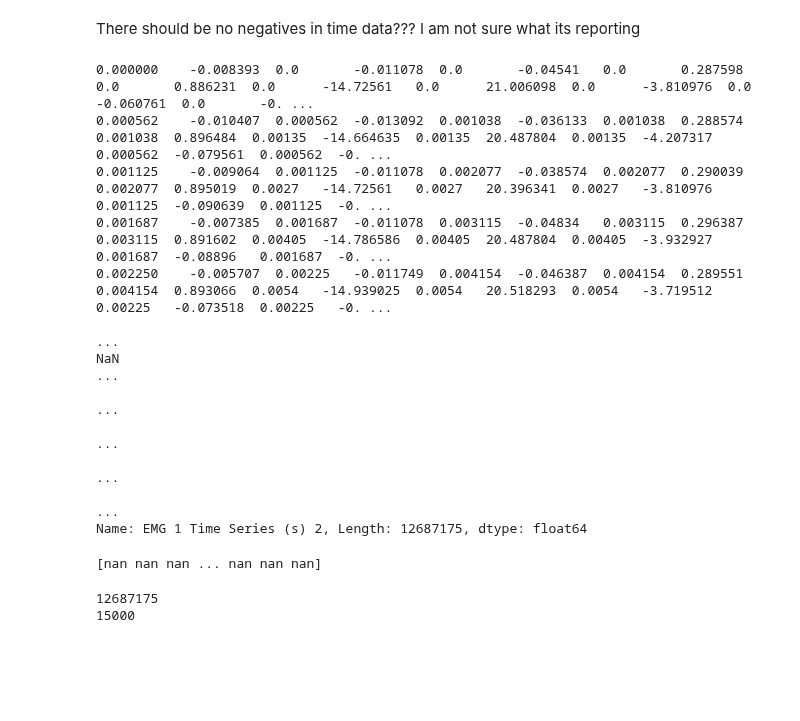
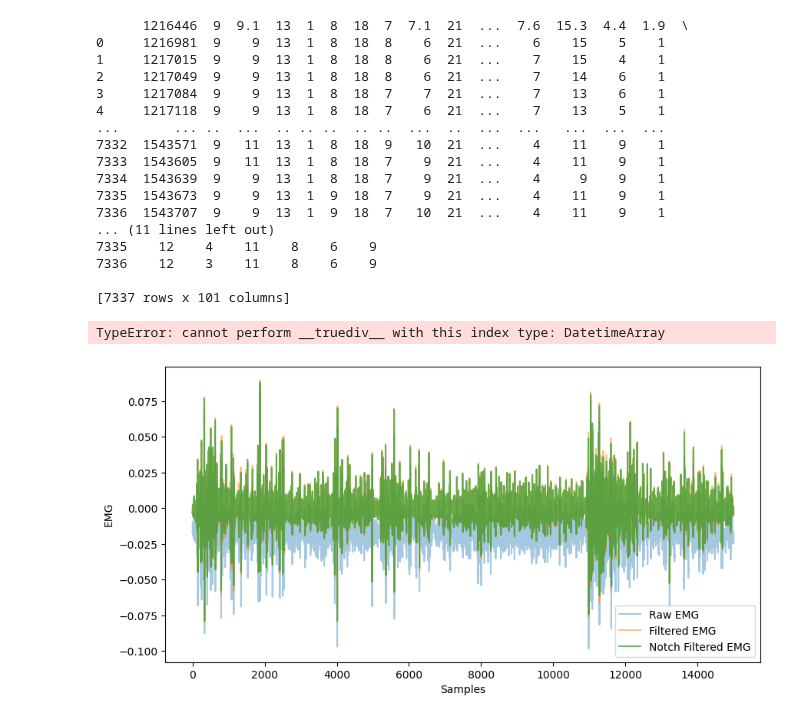
Before and after one commit to ChaundyMck/NDD_EMG, a Jupyter notebook: tester.ipynb, the cells around one changed output. Saved outputs shown, nothing was run; the diff lists cells and outputs as text; code cells hidden in the pictures; blank space fills up the shorter version.

```diff
--- a/tester.ipynb
+++ b/tester.ipynb
@@ -41,62 +32,69 @@ Index(['EMG 1 Time Series (s)', 'EMG 1 (mV)', 'EMG 2 Time Series (s)',
+# %%
+print(mat_data)
+# %% [output]
+      1216446  9  9.1  13  1  8  18  7  7.1  21  ...  7.6  15.3  4.4  1.9  \
+0     1216981  9    9  13  1  8  18  8    6  21  ...    6    15    5    1
+1     1217015  9    9  13  1  8  18  8    6  21  ...    7    15    4    1
+2     1217049  9    9  13  1  8  18  8    6  21  ...    7    14    6    1
+3     1217084  9    9  13  1  8  18  7    7  21  ...    7    13    6    1
+4     1217118  9    9  13  1  8  18  7    6  21  ...    7    13    5    1
+...       ... ..  ...  .. .. ..  .. ..  ...  ..  ...  ...   ...  ...  ...
+7332  1543571  9   11  13  1  8  18  9   10  21  ...    4    11    9    1
+7333  1543605  9   11  13  1  8  18  7    9  21  ...    4    11    9    1
+7334  1543639  9    9  13  1  8  18  7    9  21  ...    4     9    9    1
+7335  1543673  9    9  13  1  9  18  7    9  21  ...    4    11    9    1
+7336  1543707  9    9  13  1  9  18  7   10  21  ...    4    11    9    1
+... (11 lines left out)
+7335    12    4    11    8    6    9
+7336    12    3    11    8    6    9
+
+[7337 rows x 101 columns]
 # %%
-EMG_1 = delsys_data[['EMG 1 Time Series (s) 2', 'EMG 1 (mV) 2', 'EMG 2 (mV) 2']]
+EMG_1 = delsys_data[['EMG 1 Time Series (s)', 'EMG 1 (mV)', 'EMG 2 (mV)']].dropna()
 EMG_1.columns = ['Time', 'EMG1', 'EMG2']
 Analog = delsys_data[[ 'Analog_In_1 Time Series (s)','Analog_In_1 (V)']]
 Analog.columns = ['Time', 'Analog']
+
+t_delay = sync(Analog, target_data, a_event_cutoff=0.01)
+target_data['hitTime'] = pd.to_datetime(target_data['hitTime'], unit='s') + pd.to_timedelta(t_delay, unit='s')
+mat_data.iloc[:, 0] = pd.to_datetime(mat_data.iloc[:, 0], unit='s') + pd.to_timedelta(t_delay, unit='s')
+# %% [output]
+TypeError: cannot perform __truediv__ with this index type: DatetimeArray
-# %% [markdown]
-There should be no negatives in time data??? I am not sure what its reporting
-# %%
-Eeee = delsys_data['EMG 1 Time Series (s) 2']
-print(Eeee)
-# %% [output]
-0.000000    -0.008393  0.0       -0.011078  0.0       -0.04541   0.0       0.287598  0.0       0.886231  0.0      -14.72561   0.0      21.006098  0.0      -3.810976  0.0       -0.060761  0.0       -0. ...
-0.000562    -0.010407  0.000562  -0.013092  0.001038  -0.036133  0.001038  0.288574  0.001038  0.896484  0.00135  -14.664635  0.00135  20.487804  0.00135  -4.207317  0.000562  -0.079561  0.000562  -0. ...
-0.001125    -0.009064  0.001125  -0.011078  0.002077  -0.038574  0.002077  0.290039  0.002077  0.895019  0.0027   -14.72561   0.0027   20.396341  0.0027   -3.810976  0.001125  -0.090639  0.001125  -0. ...
-0.001687    -0.007385  0.001687  -0.011078  0.003115  -0.04834   0.003115  0.296387  0.003115  0.891602  0.00405  -14.786586  0.00405  20.487804  0.00405  -3.932927  0.001687  -0.08896   0.001687  -0. ...
-0.002250    -0.005707  0.00225   -0.011749  0.004154  -0.046387  0.004154  0.289551  0.004154  0.893066  0.0054   -14.939025  0.0054   20.518293  0.0054   -3.719512  0.00225   -0.073518  0.00225   -0. ...
-                                                                                                                                                                                                         ...
-NaN                                                                                                                                                                                                      ...
-                                                                                                                                                                                                         ...
-                                                                                                                                                                                                         ...
-                                                                                                                                                                                                         ...
-                                                                                                                                                                                                         ...
-Name: EMG 1 Time Series (s) 2, Length: 12687175, dtype: float64
 # %%
+from scipy import signal
 import matplotlib.pyplot as plt
 import numpy as np
 from extract import butter_bandpass_filter
 from scipy.ndimage import gaussian_filter1d
 from extract import rms_smoothing
 
-window_ms = 30
+window_ms = 10
 window_samples = int(1777 * window_ms / 1000)
 window_samples3 = int(1777 * window_ms*3 / 1000)
 
-filt2 = butter_bandpass_filter(EMG_1['EMG2'], 20, 450, 1777, order = 4)
-gauss2 = gaussian_filter1d(filt2, window_samples)
+filt2 = butter_bandpass_filter(EMG_1['EMG1'], 20, 450, 1777, order = 4)
+gauss2 = gaussian_filter1d(np.abs(filt2), window_samples)
 smooth2 = rms_smoothing(filt2, window_samples3)
 
-raw2 = pd.to_numeric(EMG_1['EMG2'], errors='coerce').iloc[185000:200000].to_numpy()
+raw2 = pd.to_numeric(EMG_1['EMG1'], errors='coerce')[185000:200000].to_numpy()
 filtered2 = np.asarray(filt2)[185000:200000]
 rms2 = np.asarray(smooth2)[185000:200000]
 gauss_filt2 = np.asarray(gauss2)[185000:200000]
 
+b, a = signal.iirnotch(60, 30, 1777)
+
+# 4. Apply the filter using zero-phase filtering
+filtered_signal = signal.filtfilt(b, a, filtered2)
+
 plt.figure(figsize=(10,5))
 plt.plot(raw2, alpha=0.4, label="Raw EMG")
-plt.plot(filtered2, alpha=0.7, label="Filtered EMG")
-plt.plot(rms2, linewidth=2, label="RMS (30 ms)")
-plt.plot(gauss_filt2, label = "Gaussian Filtered")
+plt.plot(filtered2, alpha=0.5, label="Filtered EMG")
+plt.plot(filtered_signal, alpha=0.7, label="Notch Filtered EMG")
+#plt.plot(rms2, linewidth=2, label="RMS (90 ms)")
+#plt.plot(gauss_filt2, label = "Gaussian Filtered")
 plt.xlabel("Samples")
 plt.ylabel("EMG")
 plt.legend()
 plt.show()
+# %% [output]
+[figure, added]
-# %%
-print(raw2)
-# %% [output]
-[nan nan nan ... nan nan nan]
-# %%
-print(len(EMG_1['EMG2']))
-print(len(filtered2))
-# %% [output]
-12687175
-15000
```
Also changed, not shown: parts of 9 cells of this notebook, 4 other files.
